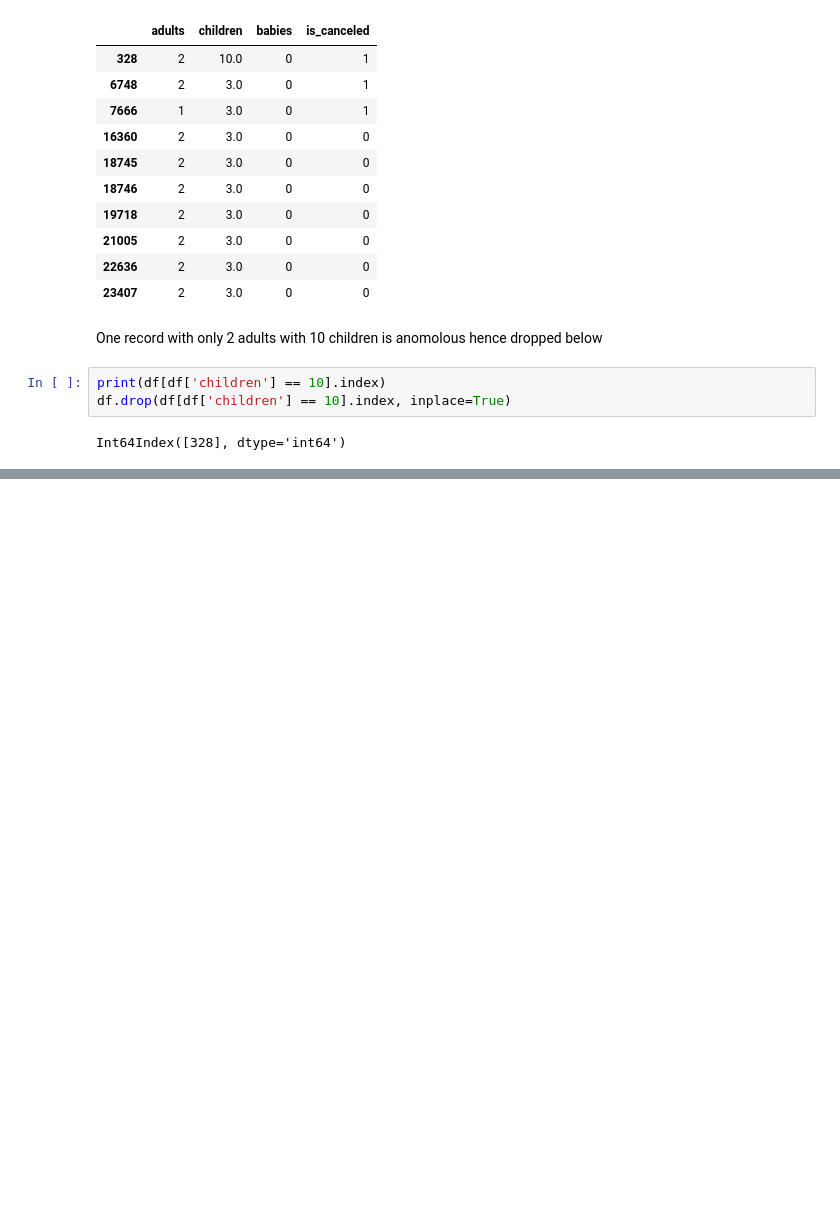
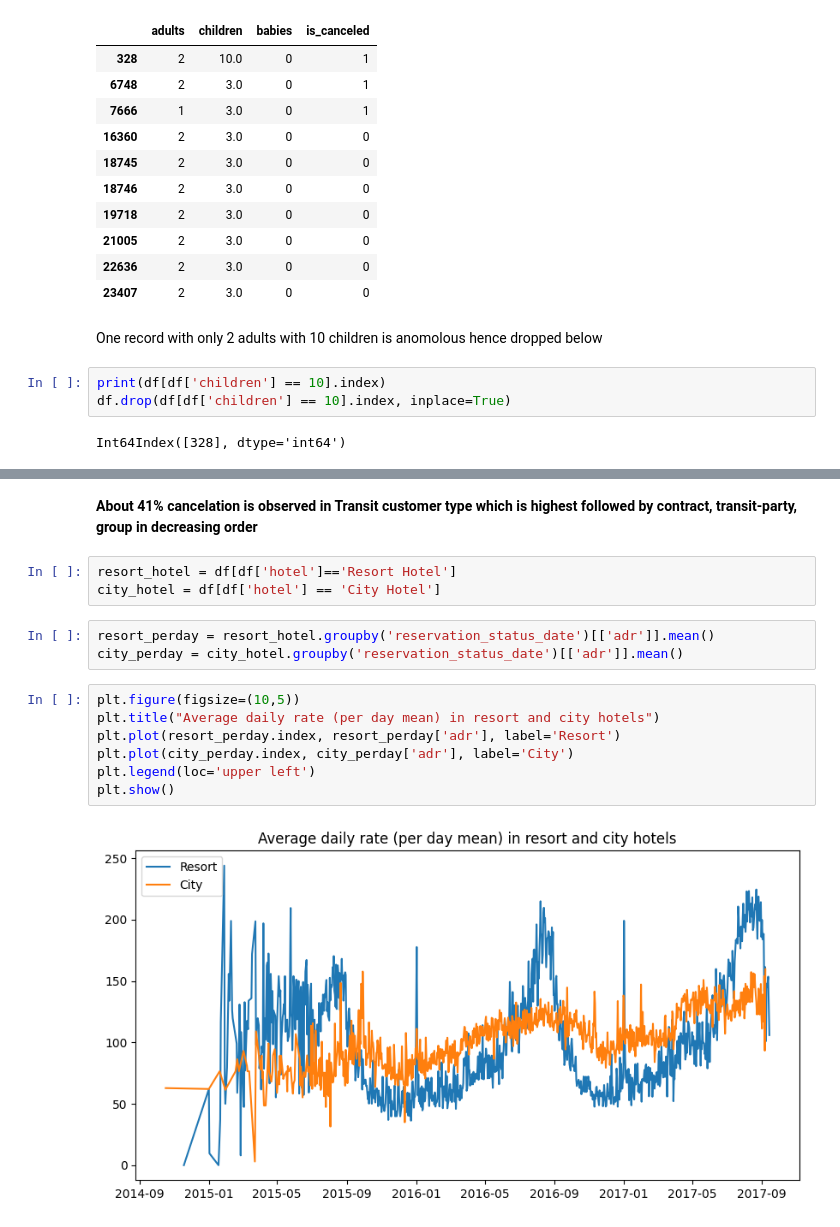
Before and after one commit to coder-jkb/ML-projects, a Jupyter notebook: ANALYSIS/Hotel booking/hotel_booking.ipynb, the cells around one changed output, grey strips where cells are left out. Drawn from its saved outputs; the diff is of its cells as text; blank space fills up the shorter version.

```diff
--- a/ANALYSIS/Hotel booking/hotel_booking.ipynb
+++ b/ANALYSIS/Hotel booking/hotel_booking.ipynb
@@ -211,0 +303,17 @@ Int64Index([328], dtype='int64')
+# %% [markdown]
+**About 41% cancelation is observed in Transit customer type which is highest followed by contract, transit-party, group in decreasing order**
+# %%
+resort_hotel = df[df['hotel']=='Resort Hotel']
+city_hotel = df[df['hotel'] == 'City Hotel']
+# %%
+resort_perday = resort_hotel.groupby('reservation_status_date')[['adr']].mean()
+city_perday = city_hotel.groupby('reservation_status_date')[['adr']].mean()
+# %%
+plt.figure(figsize=(10,5))
+plt.title("Average daily rate (per day mean) in resort and city hotels")
+plt.plot(resort_perday.index, resort_perday['adr'], label='Resort')
+plt.plot(city_perday.index, city_perday['adr'], label='City')
+plt.legend(loc='upper left')
+plt.show()
+# %% [output]
+[figure, added]
```
Also changed, not shown: parts of 22 cells of this notebook.
